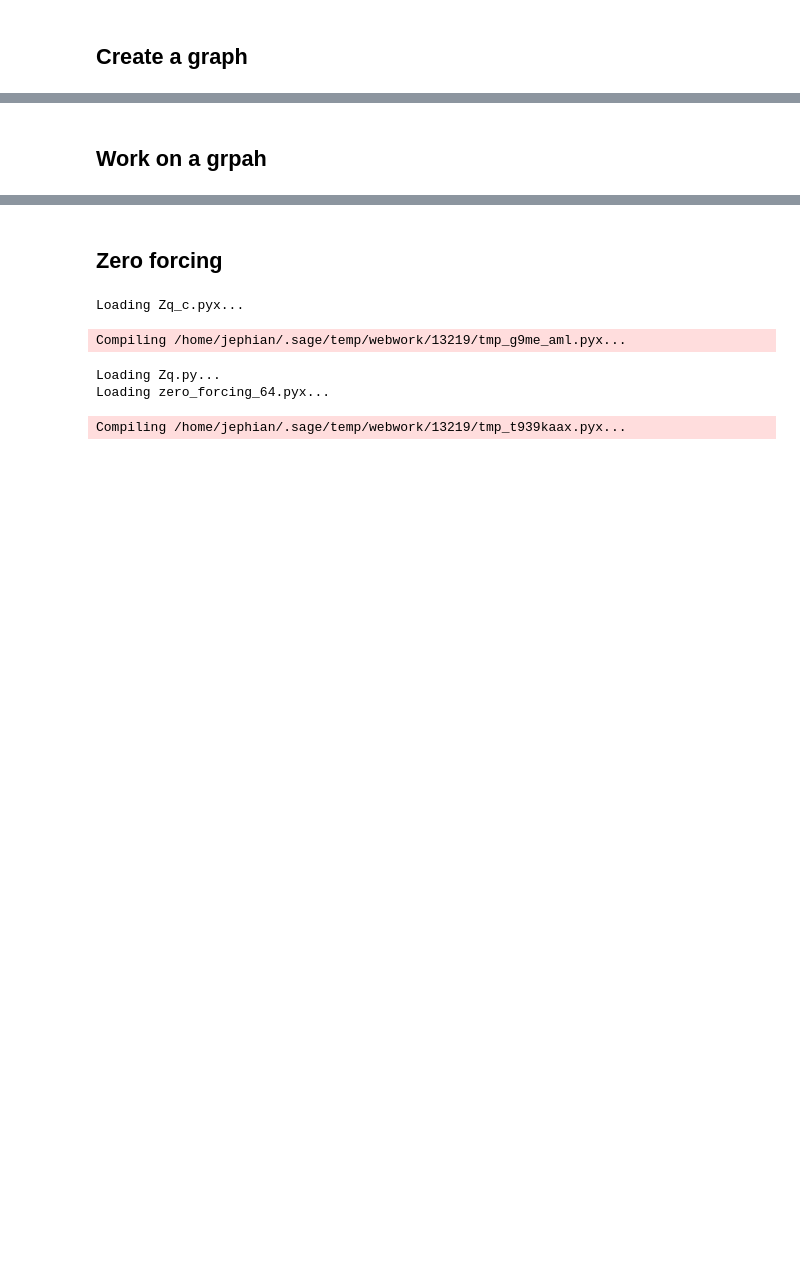
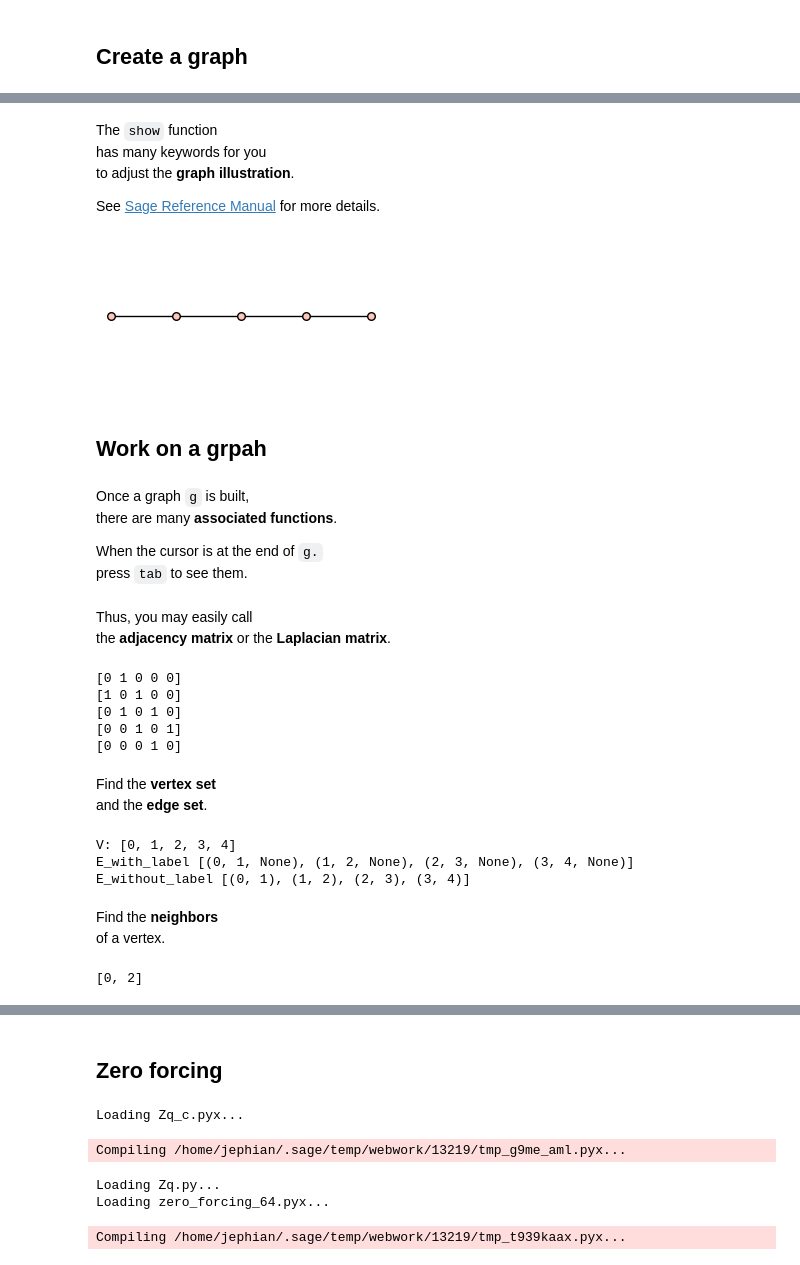
Before and after one commit to jephianlin/SageableMath, a Jupyter notebook: ModularSage/MRC2020-Graphs-and-zero-forcing.ipynb, the cells around one changed output, grey strips where cells are left out. Cells and saved outputs as stored; diff of their text form; code cells hidden in the pictures; blank space fills up the shorter version.

```diff
--- a/ModularSage/MRC2020-Graphs-and-zero-forcing.ipynb
+++ b/ModularSage/MRC2020-Graphs-and-zero-forcing.ipynb
@@ -8,2 +42,22 @@ This work by Jephian Lin is licensed under a [Creative Commons Attribution 4.0 I
+# %% [markdown]
+The `show` function
+has many keywords for you
+to adjust the **graph illustration**.
+
+See [Sage Reference Manual](http://doc.sagemath.org/html/en/reference/plotting/sage/graphs/graph_plot.html) for more details.
+# %%
+g = graphs.PathGraph(5)
+g.show(figsize=[3,3],
+       vertex_labels=False,
+       vertex_size=30
+      )
+# %% [output]
+[figure, added]
 # %% [markdown]
 ## Work on a grpah
+# %% [markdown]
+Once a graph `g` is built,
+there are many **associated functions**.
+
+When the cursor is at the end of `g.`
+press `tab` to see them.
@@ -9,0 +66,37 @@ This work by Jephian Lin is licensed under a [Creative Commons Attribution 4.0 I
+# %% [markdown]
+Thus, you may easily call
+the **adjacency matrix** or the **Laplacian matrix**.
+# %%
+g = graphs.PathGraph(5)
+A = g.adjacency_matrix()
+# A = g.laplacian_matrix()
+A
+# %% [output]
+[0 1 0 0 0]
+[1 0 1 0 0]
+[0 1 0 1 0]
+[0 0 1 0 1]
+[0 0 0 1 0]
+# %% [markdown]
+Find the **vertex set**
+and the **edge set**.
+# %%
+g = graphs.PathGraph(5)
+V = g.vertices()
+E_with_label = g.edges()
+E_without_label = g.edges(labels=False)
+print('V:', V)
+print('E_with_label', E_with_label)
+print('E_without_label', E_without_label)
+# %% [output]
+V: [0, 1, 2, 3, 4]
+E_with_label [(0, 1, None), (1, 2, None), (2, 3, None), (3, 4, None)]
+E_without_label [(0, 1), (1, 2), (2, 3), (3, 4)]
+# %% [markdown]
+Find the **neighbors**
+of a vertex.
+# %%
+g = graphs.PathGraph(5)
+g.neighbors(1)
+# %% [output]
+[0, 2]
```
Also changed, not shown: parts of 20 cells of this notebook.
